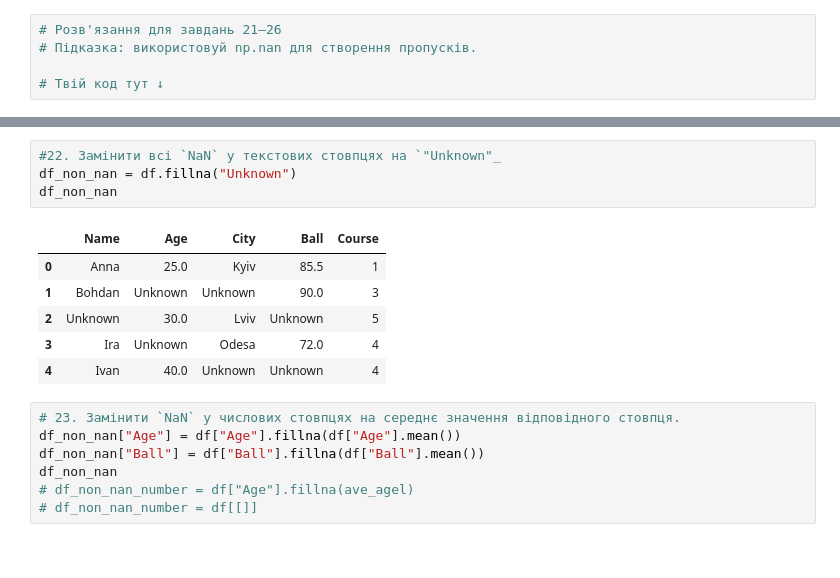
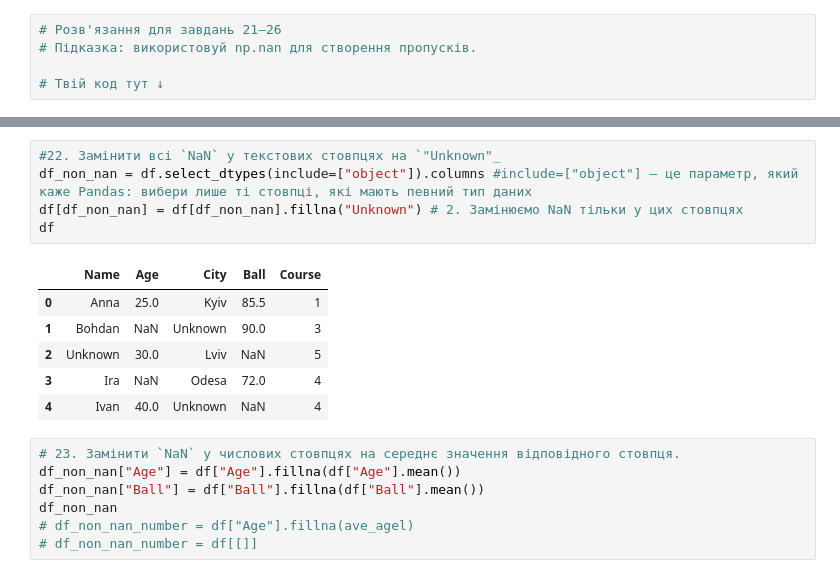
Before and after one commit to SvitlanaShustur/test-tasks-Python-DTA, a Jupyter notebook: pandas_matplotlib_practice.ipynb, the cells around one changed output, grey strips where cells are left out. Drawn from its saved outputs; the diff is of its cells as text.

```diff
--- a/pandas_matplotlib_practice.ipynb
+++ b/pandas_matplotlib_practice.ipynb
@@ -290,14 +317,15 @@ df = pd.DataFrame(
 # %%
 #22. Замінити всі `NaN` у текстових стовпцях на `"Unknown"_
-df_non_nan = df.fillna("Unknown")
-df_non_nan
+df_non_nan = df.select_dtypes(include=["object"]).columns #include=["object"] — це параметр, який каже Pandas: вибери лише ті стовпці, які мають певний тип даних
+df[df_non_nan] = df[df_non_nan].fillna("Unknown") # 2. Замінюємо NaN тільки у цих стовпцях
+df
 # %% [output]
 |  | Name | Age | City | Ball | Course |
 | 0 | Anna | 25.0 | Kyiv | 85.5 | 1 |
-| 1 | Bohdan | Unknown | Unknown | 90.0 | 3 |
-| 2 | Unknown | 30.0 | Lviv | Unknown | 5 |
-| 3 | Ira | Unknown | Odesa | 72.0 | 4 |
-| 4 | Ivan | 40.0 | Unknown | Unknown | 4 |
+| 1 | Bohdan | NaN | Unknown | 90.0 | 3 |
+| 2 | Unknown | 30.0 | Lviv | NaN | 5 |
+| 3 | Ira | NaN | Odesa | 72.0 | 4 |
+| 4 | Ivan | 40.0 | Unknown | NaN | 4 |
 # %%
 # 23. Замінити `NaN` у числових стовпцях на середнє значення відповідного стовпця.
 df_non_nan["Age"] = df["Age"].fillna(df["Age"].mean())
```
Also changed, not shown: parts of 19 cells of this notebook.
